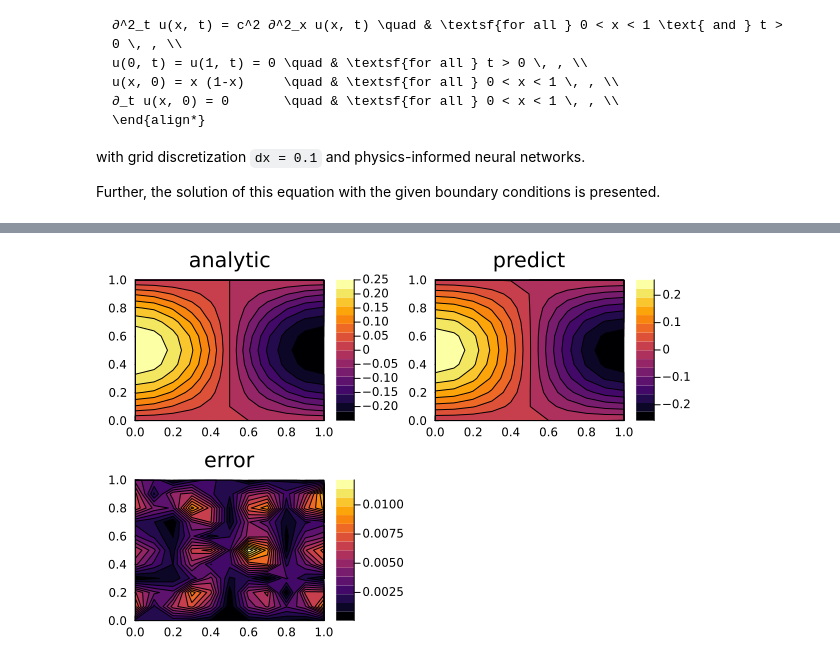
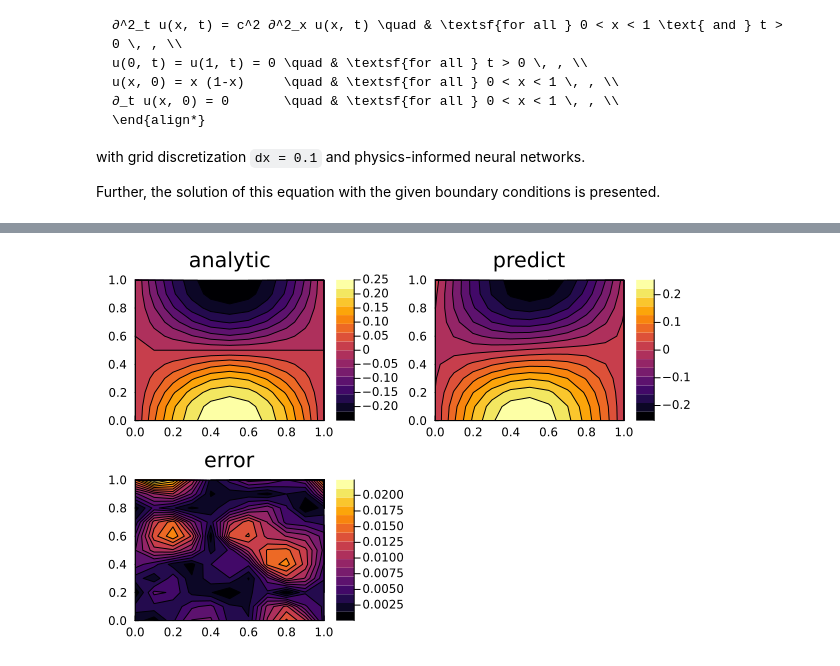
Before and after one commit to reula/PINN, a Jupyter notebook: pure_2_wave_dir.ipynb, the cells around one changed output, grey strips where cells are left out. Drawn from its saved outputs; the diff is of its cells as text; code cells hidden in the pictures.

```diff
--- a/pure_2_wave_dir.ipynb
+++ b/pure_2_wave_dir.ipynb
@@ -20,6 +20,8 @@ Further, the solution of this equation with the given boundary conditions is pre
 # %%
 using NeuralPDE, Lux, LuxCUDA, Optimization, OptimizationOptimJL
 using ModelingToolkit, IntervalSets, Plots, JLD2
+using ComponentArrays, Random
+const gpud = gpu_device()
 
 @parameters t, x
 @variables u(..)
@@ -52,15 +54,17 @@ dx = 0.1
 # Neural network
 chain = Chain(Dense(2, 16, σ), Dense(16, 16, σ), Dense(16, 1))
 
+ps = Lux.setup(Random.default_rng(), chain)[1]
+ps = ps |> ComponentArray |> gpud .|> Float64
 
+strategy = QuasiRandomTraining(100)
 #strategy = QuadratureTraining(; abstol = 1e-6, reltol = 1e-6, batch = 200)
-strategy = GridTraining(0.05)
-discretization = PhysicsInformedNN(chain, strategy#, param_estim = true
+#strategy = GridTraining(0.05)
+discretization = PhysicsInformedNN(chain, strategy; init_params = ps#, param_estim = true
 #, additional_loss = additional_loss
 )
 
 prob = discretize(wave, discretization)
-
 sym_prob = symbolic_discretize(wave, discretization)
 
 pde_inner_loss_functions = sym_prob.loss_functions.pde_loss_functions
@@ -74,7 +78,7 @@ callback = function (p, l)
     println("bcs_losses: ", map(l_ -> l_(p.u), bcs_inner_loss_functions))
     return false
 end
-discretization = PhysicsInformedNN(chain, GridTraining(dx))
+#discretization = PhysicsInformedNN(chain, GridTraining(dx))
 
 @named pde_system = PDESystem(eq, bcs, domains, [t, x], [u(t, x)])
 prob = discretize(pde_system, discretization)
@@ -84,6 +88,6 @@ u0: ComponentVector{Float64}(layer_1 = (weight = [0.06978846341371536 -0.2486094
 # %%
 
 opt = OptimizationOptimJL.BFGS()
-res = Optimization.solve(prob, opt; callback, maxiters = 1200)
+res = Optimization.solve(prob, opt; callback, maxiters = 12000)
 phi = discretization.phi
 # %% [output]
@@ -114,21 +119,19 @@ plot(loss, yscale=:log10, xlabel="Iteration", ylabel="Loss", title="Loss vs Iter
 # %%
 #using Plots
 
 ts = ti:dx:tf
 xs = xi:dx:xf
 function analytic_sol_func(t, x)
     sum([(8 / (k^3 * pi^3)) * sin(k * pi * x) * cos(C * k * pi * t) for k in 1:2:50000])
 end
 
-u_predict = reshape([first(phi([t, x], res.u)) for t in ts for x in xs],
-    (length(ts), length(xs)))
-u_real = reshape([analytic_sol_func(t, x) for t in ts for x in xs],
-    (length(ts), length(xs)))
+u_predict = [first(Array(phi([t, x], res.u))) for t in ts for x in xs]
+u_real = [analytic_sol_func(t, x) for t in ts for x in xs]
 
 diff_u = abs.(u_predict .- u_real)
 p1 = plot(ts, xs, u_real, linetype = :contourf, title = "analytic");
 p2 = plot(ts, xs, u_predict, linetype = :contourf, title = "predict");
 p3 = plot(ts, xs, diff_u, linetype = :contourf, title = "error");
 plot(p1, p2, p3)
 # %% [output]
-[figure, old version]
+[figure, new version]
```
Also changed, not shown: parts of 3 cells of this notebook, 3 other files.
